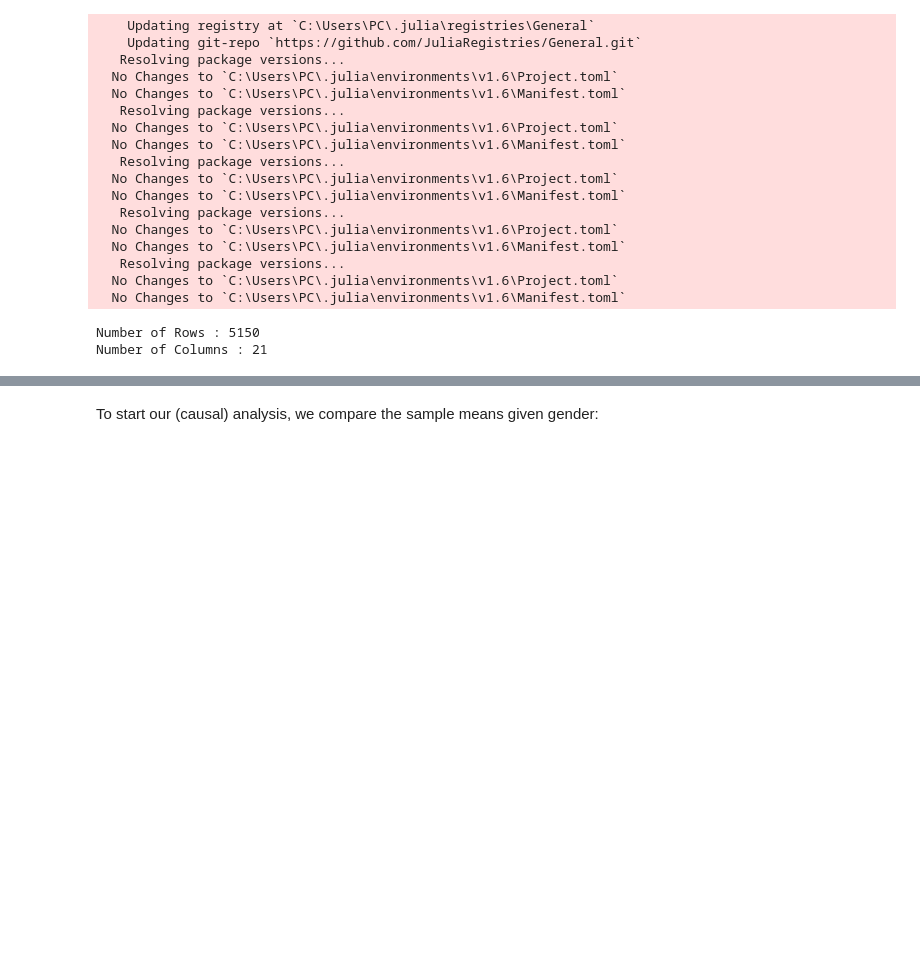
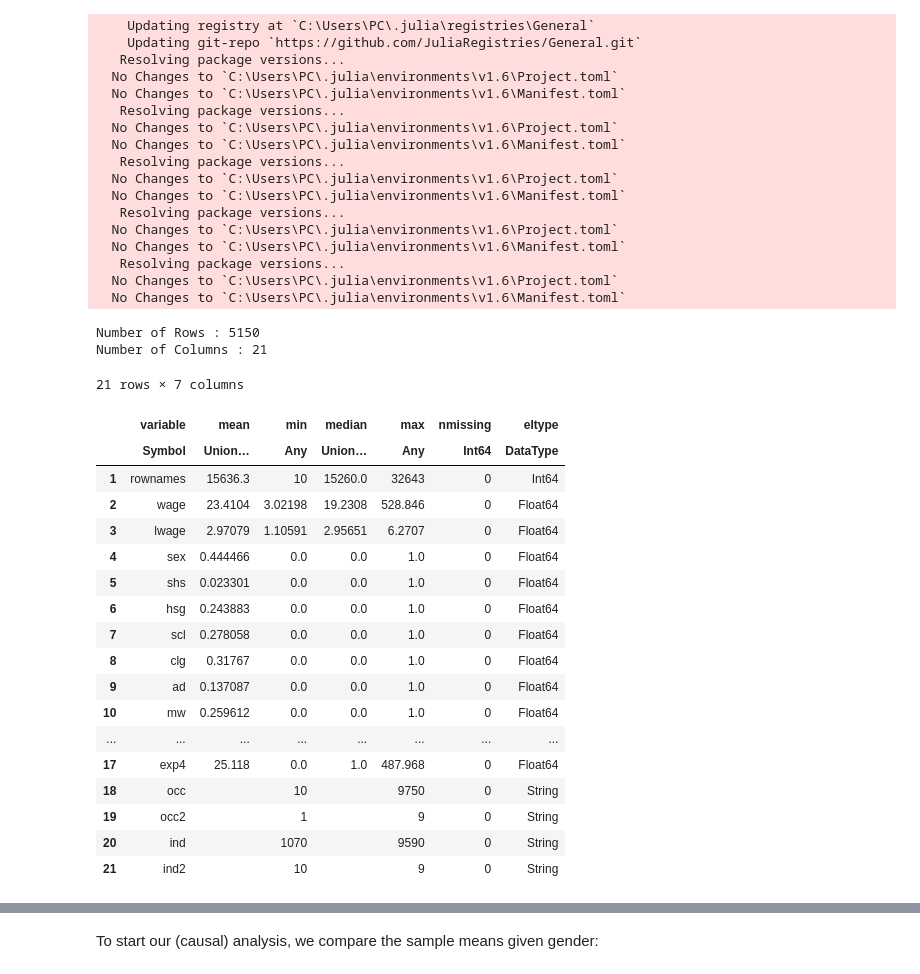
Before and after one commit to alexanderquispe/14.38_Causal_ML, a Jupyter notebook: Julia_Notebooks/PM1_Notebook_Inference.ipynb, the cells around one changed output, grey strips where cells are left out. Drawn from its saved outputs; the diff is of its cells as text; code cells hidden in the pictures; blank space fills up the shorter version.

```diff
--- a/Julia_Notebooks/PM1_Notebook_Inference.ipynb
+++ b/Julia_Notebooks/PM1_Notebook_Inference.ipynb
@@ -64,3 +64,25 @@ println("Number of Rows : ", size(data)[1],"\n","Number of Columns : ", size(dat
 # %% [output]
 Number of Rows : 5150
 Number of Columns : 21
+# %%
+describe(data)
+# %% [output]
+21 rows × 7 columns
+|  | variable | mean | min | median | max | nmissing | eltype |
+|  | Symbol | Union… | Any | Union… | Any | Int64 | DataType |
+| 1 | rownames | 15636.3 | 10 | 15260.0 | 32643 | 0 | Int64 |
+| 2 | wage | 23.4104 | 3.02198 | 19.2308 | 528.846 | 0 | Float64 |
+| 3 | lwage | 2.97079 | 1.10591 | 2.95651 | 6.2707 | 0 | Float64 |
+| 4 | sex | 0.444466 | 0.0 | 0.0 | 1.0 | 0 | Float64 |
+| 5 | shs | 0.023301 | 0.0 | 0.0 | 1.0 | 0 | Float64 |
+| 6 | hsg | 0.243883 | 0.0 | 0.0 | 1.0 | 0 | Float64 |
+| 7 | scl | 0.278058 | 0.0 | 0.0 | 1.0 | 0 | Float64 |
+| 8 | clg | 0.31767 | 0.0 | 0.0 | 1.0 | 0 | Float64 |
+| 9 | ad | 0.137087 | 0.0 | 0.0 | 1.0 | 0 | Float64 |
+| 10 | mw | 0.259612 | 0.0 | 0.0 | 1.0 | 0 | Float64 |
+| ... | ... | ... | ... | ... | ... | ... | ... |
+| 17 | exp4 | 25.118 | 0.0 | 1.0 | 487.968 | 0 | Float64 |
+| 18 | occ |  | 10 |  | 9750 | 0 | String |
+| 19 | occ2 |  | 1 |  | 9 | 0 | String |
+| 20 | ind |  | 1070 |  | 9590 | 0 | String |
+| 21 | ind2 |  | 10 |  | 9 | 0 | String |
```
Also changed, not shown: parts of 15 cells of this notebook.
